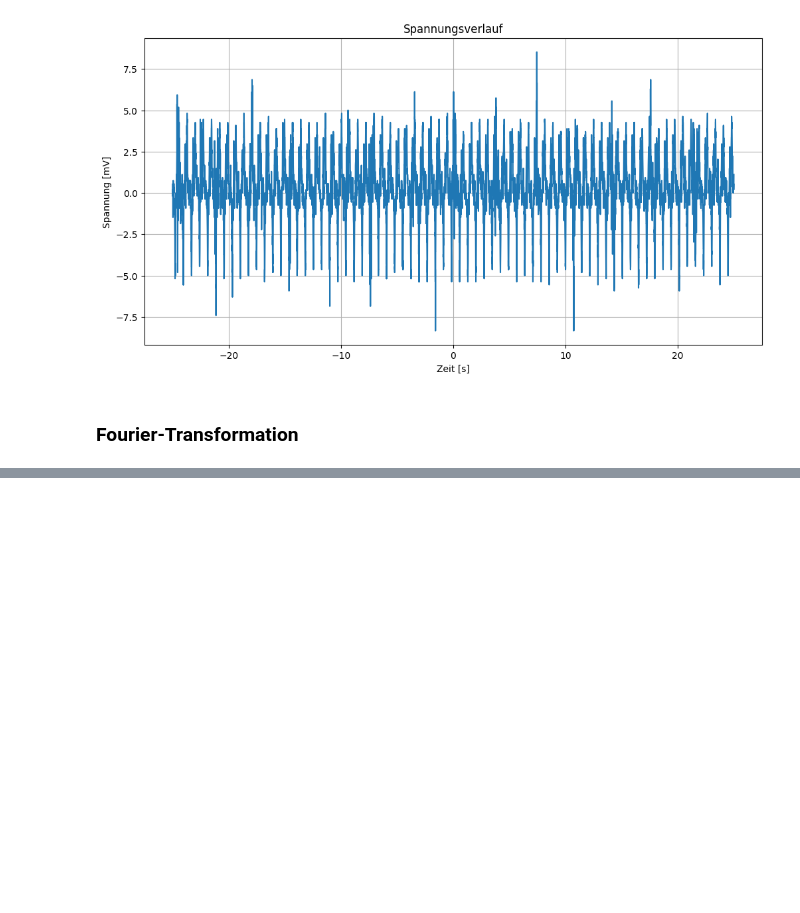
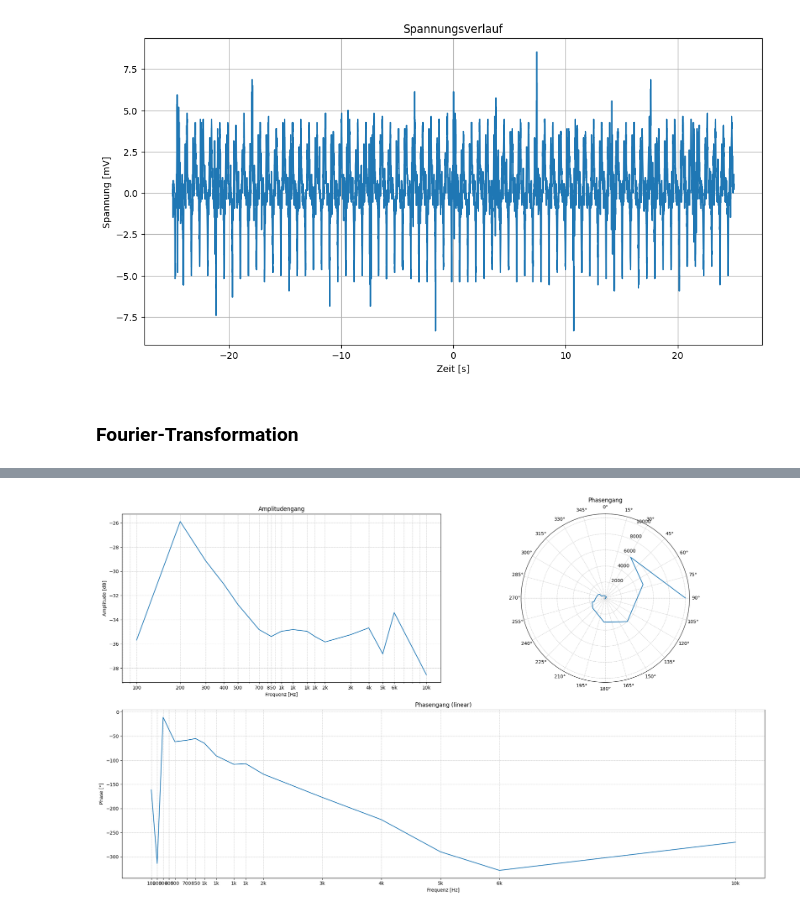
Before and after one commit to MomdAli/Angewandte-Informatik, a Jupyter notebook: content/Studium/Semester 3/SSS/Versuch 3/versuch-3.ipynb, the cells around one changed output, grey strips where cells are left out. Saved outputs shown, nothing was run; the diff lists cells and outputs as text; code cells hidden in the pictures; blank space fills up the shorter version.

```diff
--- a/content/Studium/Semester 3/SSS/Versuch 3/versuch-3.ipynb
+++ b/content/Studium/Semester 3/SSS/Versuch 3/versuch-3.ipynb
@@ -92,0 +234,44 @@ Nyquist Frequency: 99.99999999994884 Hz
+# %%
+def bode_plot(data, db):
+    fig = plt.figure(figsize=(20, 12))
+    gs = fig.add_gridspec(2, 2, height_ratios=[1, 1])
+
+    ax1 = fig.add_subplot(gs[0, 0])
+    ax1.semilogx(data["freq"], db[:, 0])
+    ax1.set_xlabel("Frequenz [Hz]")
+    ax1.set_ylabel("Amplitude [dB]")
+    ax1.set_title("Amplitudengang")
+    ax1.grid(which="both", linestyle="--", linewidth=0.5)
+    ax1.set_xticks(data["freq"])
+    ax1.set_xticklabels(
+    [f"{int(freq)}" if freq < 1000 else f"{int(freq / 1000)}k" for freq in data["freq"]]
+    )
+
+    ax2 = fig.add_subplot(gs[0, 1], projection="polar")
+    ax2.set_theta_zero_location("N")
+    ax2.set_theta_direction(-1)
+    ax2.plot(np.deg2rad(db[:, 1]), data["freq"])
+    ax2.set_title("Phasengang")
+    ax2.set_xticks(np.deg2rad(np.arange(0, 360, 15)))
+    ax2.set_xticklabels([f"{int(deg)}°" for deg in np.arange(0, 360, 15)])
+    ax2.grid(which="both", linestyle="--", linewidth=0.5)
+
+    ax3 = fig.add_subplot(gs[1, :])  # Span across both columns
+    ax3.plot(data["freq"], db[:, 1])
+    ax3.set_xlabel("Frequenz [Hz]")
+    ax3.set_ylabel("Phase [°]")
+    ax3.set_title("Phasengang (linear)")
+    ax3.set_xticks(data["freq"])
+    ax3.set_xticklabels(
+        [f"{int(freq)}" if freq < 1000 else f"{int(freq / 1000)}k" for freq in data["freq"]]
+    )
+    ax3.grid(which="both", linestyle="--", linewidth=0.5)
+
+    plt.tight_layout()
+    plt.show()
+# %%
+data = read_csv_file_mic("Messung-groß.csv")
+db = bode_diagram(data)
+bode_plot(data, db)
+# %% [output]
+[figure, added]
```
Also changed, not shown: parts of 13 cells of this notebook, 5 other files.
